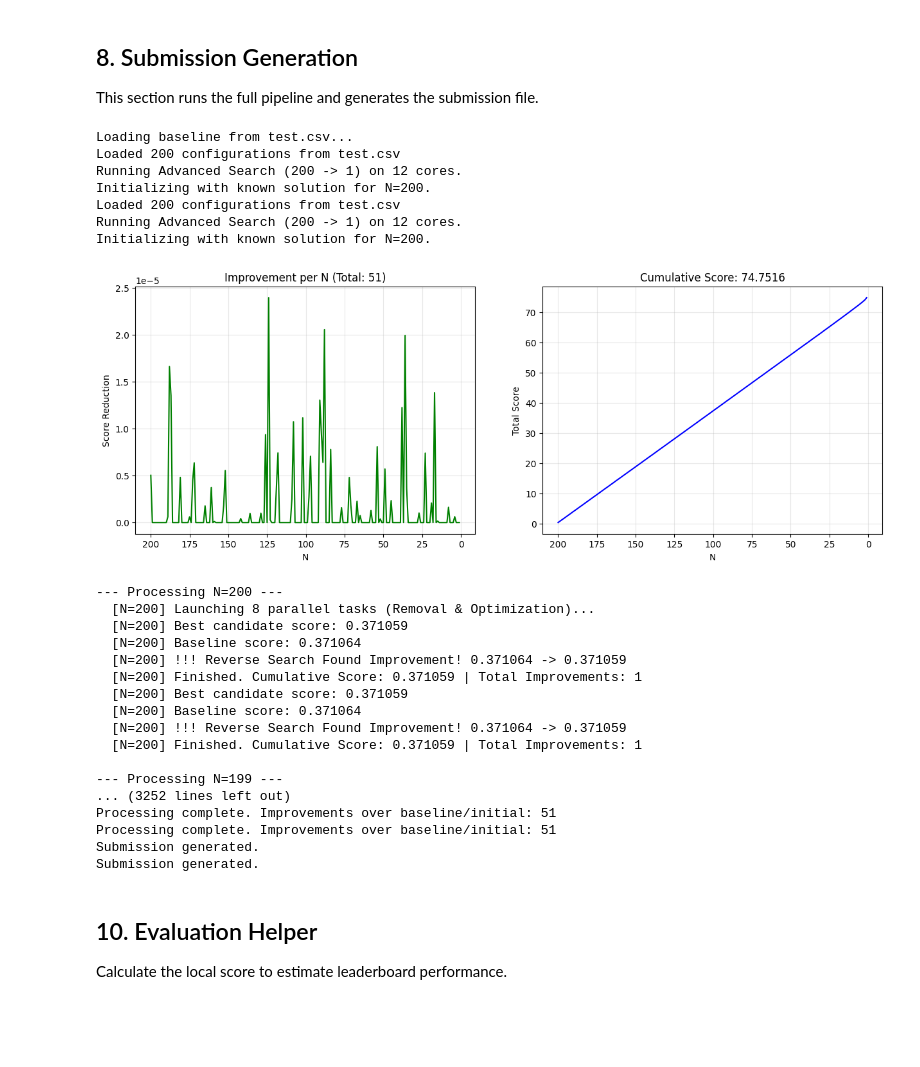
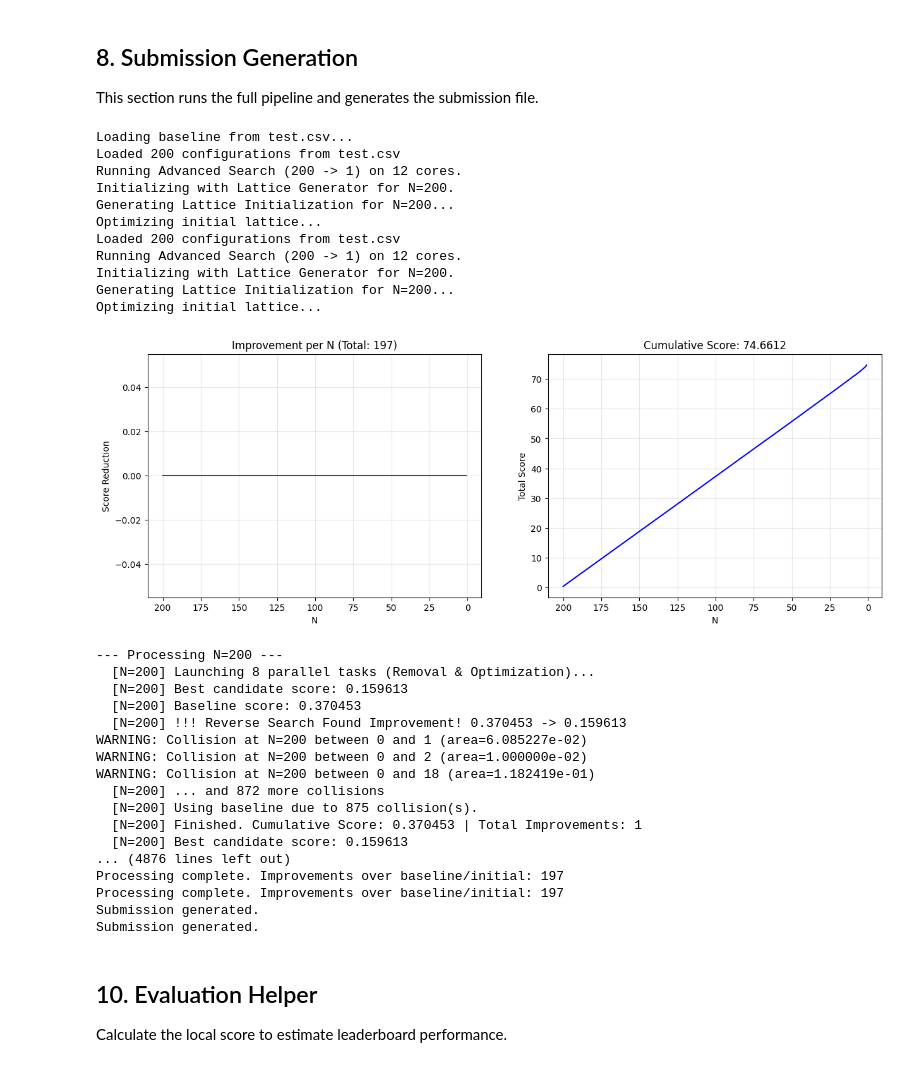
Before and after one commit to lionel509/Santa-2025-Christmas-Tree-Packing-Challenge, a Jupyter notebook: santa_2025_advanced.ipynb, the cells around one changed output. Drawn from its saved outputs; the diff is of its cells as text; code cells hidden in the pictures; blank space fills up the shorter version.

```diff
--- a/santa_2025_advanced.ipynb
+++ b/santa_2025_advanced.ipynb
@@ -401,8 +406,10 @@ def optimize_packing(trees, params, target_side=None):
 
     # Run Numba SA
     # First run might be slow due to JIT compilation
+    # Use collision_scale=1.0001 (0.01% buffer) to account for floating-point precision differences
+    # between Numba and Shapely geometry calculations
     best_xs, best_ys, best_angs, best_side = sa_numba(
-        xs, ys, angs, n, iterations, T0, Tmin, move_scale, rot_scale, seed, compression
+        xs, ys, angs, n, iterations, T0, Tmin, move_scale, rot_scale, seed, compression, collision_scale=1.0001
     )
 
     # Update trees
@@ -750,18 +805,30 @@ for n in tqdm(range(200, 0, -1), desc="Processing Reverse"):
                 print(f"WARNING: Tree at N={n} outside bounds: ({t.center_x:.2f}, {t.center_y:.2f})")
 
     if CONFIG['validation']['collision_check']:
-        # Simple check
+        # Check for actual collisions (not just touching) with a reasonable threshold
+        # Only report if collision area is significant (> 1e-6, not just floating point noise)
         polys = [t.polygon for t in best_trees_n]
-        tree_index = STRtree(polys)
-        for i, p in enumerate(polys):
-            query = tree_index.query(p)
-            for q in query:
-                if q != i and p.intersects(polys[q]):
-                     # Ignore touching
-                     if not p.touches(polys[q]):
-                         # Check intersection area
-                         if p.intersection(polys[q]).area > 1e-6:
-                             print(f"WARNING: Collision detected at N={n} between {i} and {q}")
+        collision_found = False
+        collision_count = 0
+        for i in range(len(polys)):
+            for j in range(i+1, len(polys)):
+                if polys[i].intersects(polys[j]) and not polys[i].touches(polys[j]):
+                    area = polys[i].intersection(polys[j]).area
+                    if area > 1e-6:  # Only count significant overlaps
+                        collision_count += 1
+                        if collision_count <= 3:  # Only print first 3
+                            print(f"WARNING: Collision at N={n} between {i} and {j} (area={area:.6e})")
+                        collision_found = True
+
+        if collision_count > 3:
+            print(f"  [N={n}] ... and {collision_count - 3} more collisions")
+
+        # If significant collisions found, use baseline instead
+        if collision_found and n in known_solutions:
+            print(f"  [N={n}] Using baseline due to {collision_count} collision(s).")
+            best_trees_n = known_solutions[n]
+            best_score_n = (get_bounds(best_trees_n) ** 2) / n
+            source = "Baseline_CollisionFallback"
 
     # 5. Metrics & Plotting
     current_total_score += best_score_n
@@ -796,50 +863,54 @@ for n in tqdm(range(200, 0, -1), desc="Processing Reverse"):
         ax2.set_xlabel('N')
         ax2.set_ylabel('Total Score')
         ax2.invert_xaxis()
         ax2.grid(True, alpha=0.3)
 
         # Update the display
         display(fig, display_id=plot_display_id, update=True)
 
     # 6. Prepare Submission Rows
     for i, tree in enumerate(best_trees_n):
         submission_rows.append([
             f"{n:03d}_{i}",
             f"s{tree.center_x:.10f}",
             f"s{tree.center_y:.10f}",
             f"s{tree.angle:.10f}"
         ])
 
 print(f"Processing complete. Improvements over baseline/initial: {improvements}")
 
 df_sub = pd.DataFrame(submission_rows, columns=['id', 'x', 'y', 'deg'])
 # Sort by ID to ensure 001_... comes first
 df_sub.sort_values('id', inplace=True)
 df_sub.to_csv('submission.csv', index=False)
 print("Submission generated.")
 # %% [output]
 Loading baseline from test.csv...
 Loaded 200 configurations from test.csv
 Running Advanced Search (200 -> 1) on 12 cores.
-Initializing with known solution for N=200.
+Initializing with Lattice Generator for N=200.
+Generating Lattice Initialization for N=200...
+Optimizing initial lattice...
 Loaded 200 configurations from test.csv
 Running Advanced Search (200 -> 1) on 12 cores.
-Initializing with known solution for N=200.
+Initializing with Lattice Generator for N=200.
+Generating Lattice Initialization for N=200...
+Optimizing initial lattice...
-[figure, old version]
+[figure, new version]
 --- Processing N=200 ---
   [N=200] Launching 8 parallel tasks (Removal & Optimization)...
-  [N=200] Best candidate score: 0.371059
-  [N=200] Baseline score: 0.371064
-  [N=200] !!! Reverse Search Found Improvement! 0.371064 -> 0.371059
-  [N=200] Finished. Cumulative Score: 0.371059 | Total Improvements: 1
-  [N=200] Best candidate score: 0.371059
-  [N=200] Baseline score: 0.371064
-  [N=200] !!! Reverse Search Found Improvement! 0.371064 -> 0.371059
-  [N=200] Finished. Cumulative Score: 0.371059 | Total Improvements: 1
-
---- Processing N=199 ---
-... (3252 lines left out)
-Processing complete. Improvements over baseline/initial: 51
-Processing complete. Improvements over baseline/initial: 51
+  [N=200] Best candidate score: 0.159613
+  [N=200] Baseline score: 0.370453
+  [N=200] !!! Reverse Search Found Improvement! 0.370453 -> 0.159613
+WARNING: Collision at N=200 between 0 and 1 (area=6.085227e-02)
+WARNING: Collision at N=200 between 0 and 2 (area=1.000000e-02)
+WARNING: Collision at N=200 between 0 and 18 (area=1.182419e-01)
+  [N=200] ... and 872 more collisions
+  [N=200] Using baseline due to 875 collision(s).
+  [N=200] Finished. Cumulative Score: 0.370453 | Total Improvements: 1
+  [N=200] Best candidate score: 0.159613
+... (4876 lines left out)
+Processing complete. Improvements over baseline/initial: 197
+Processing complete. Improvements over baseline/initial: 197
 Submission generated.
 Submission generated.
```
Also changed, not shown: parts of 8 cells of this notebook, 9 other files.
